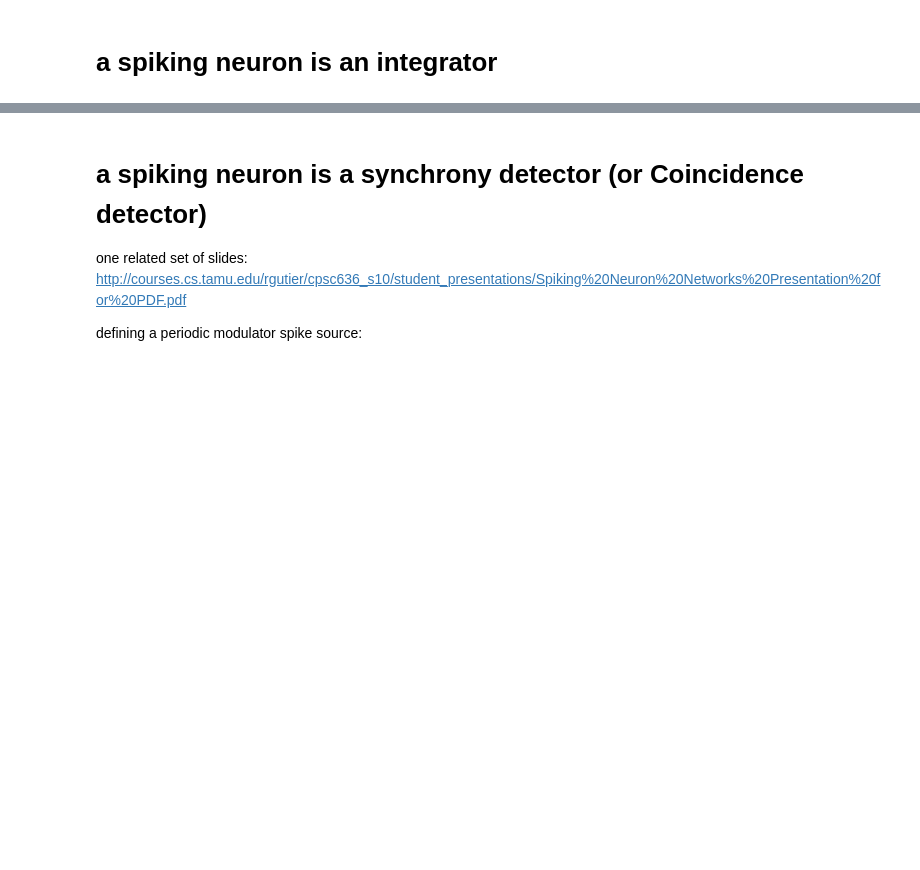
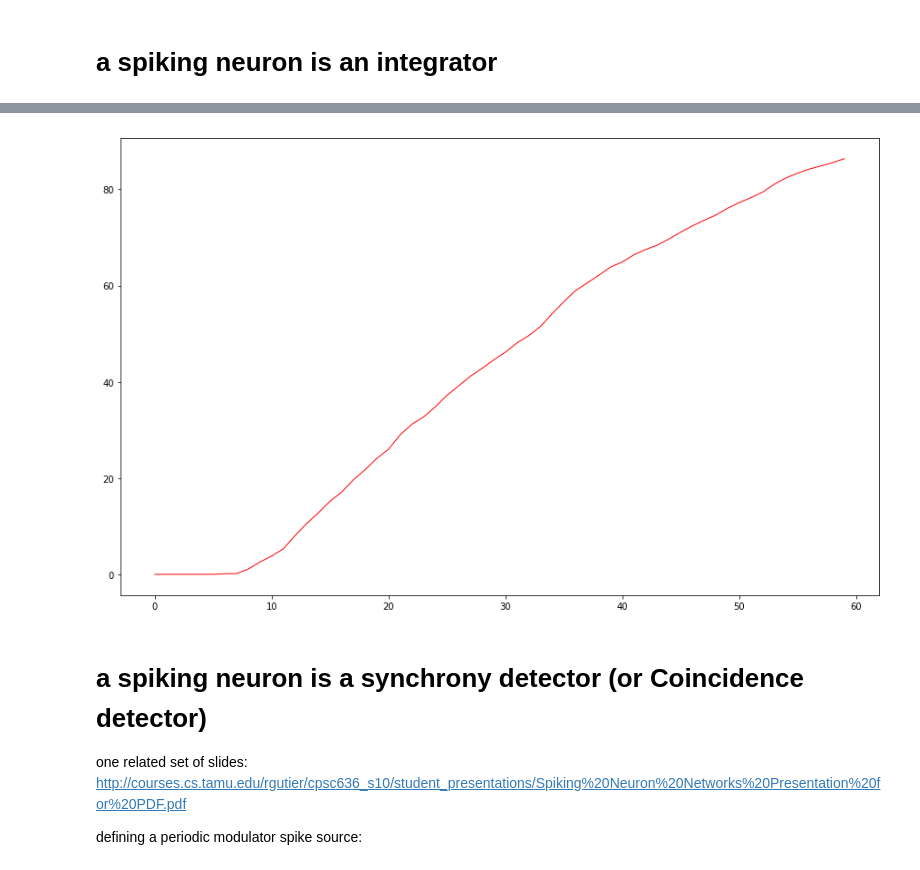
Before and after one commit to laurentperrinet/2019-01-14_LACONEU, a Jupyter notebook: A_3_IntegratorSynchronyDetector.ipynb, the cells around one changed output, grey strips where cells are left out. Cells and saved outputs as stored; diff of their text form; code cells hidden in the pictures; blank space fills up the shorter version.

```diff
--- a/A_3_IntegratorSynchronyDetector.ipynb
+++ b/A_3_IntegratorSynchronyDetector.ipynb
@@ -106,7 +137,9 @@ ax.set_xlim(0, simtime_show);
 # %%
 fig, ax = plt.subplots(1, 1, figsize=(fig_width, fig_width/phi))
-fig, ax = histogram(spike_input, color='g', simtime=simtime, fig=fig, ax=ax)
+#fig, ax = histogram(spike_input, color='g', simtime=simtime, fig=fig, ax=ax)
 fig, ax = histogram(tc_cells, color='r', simtime=simtime, fig=fig, ax=ax)
+# %% [output]
+[figure, added]
 # %% [markdown]
 # a spiking neuron is a synchrony detector (or Coincidence detector)
 
```
Also changed, not shown: parts of 16 cells of this notebook, 7 other files.
